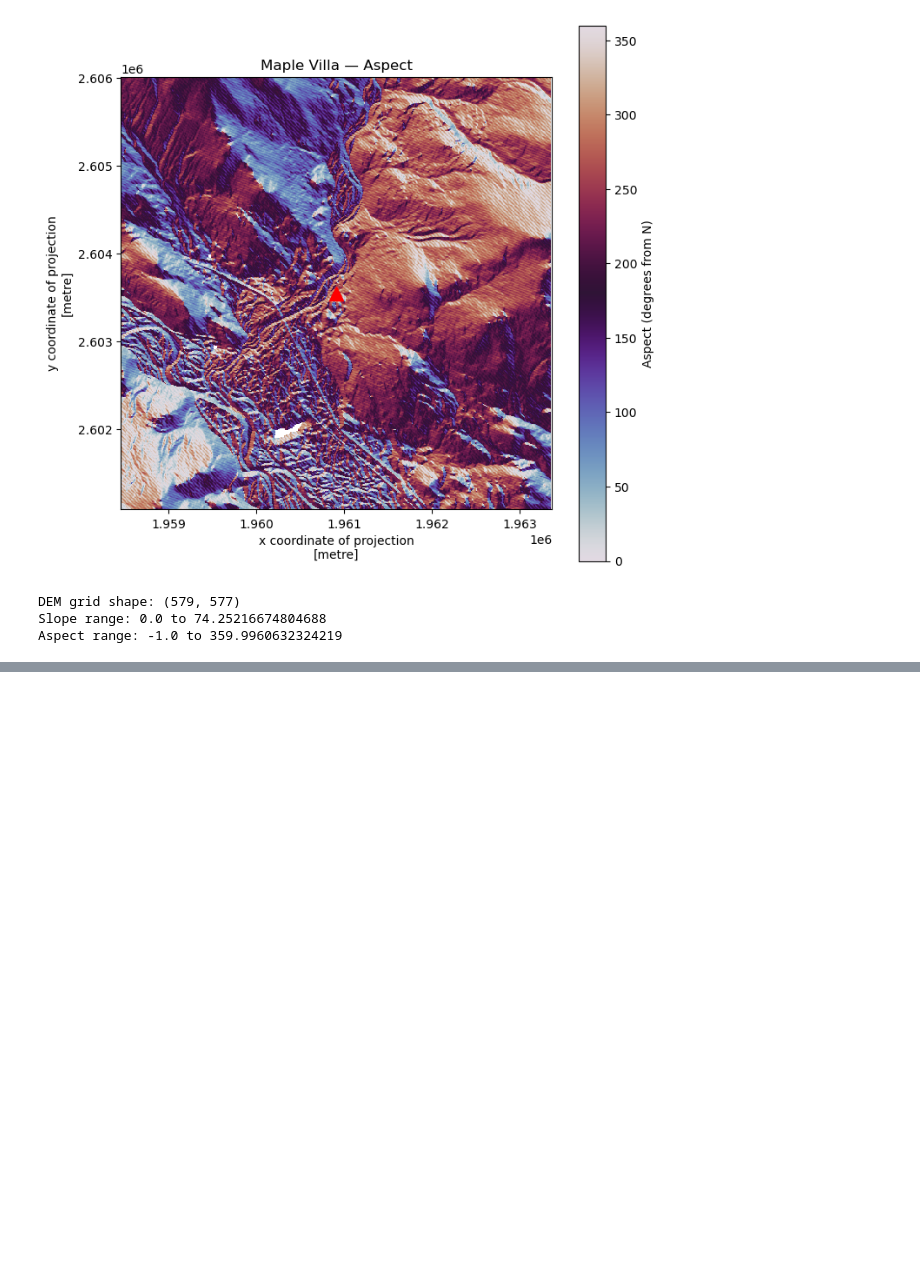
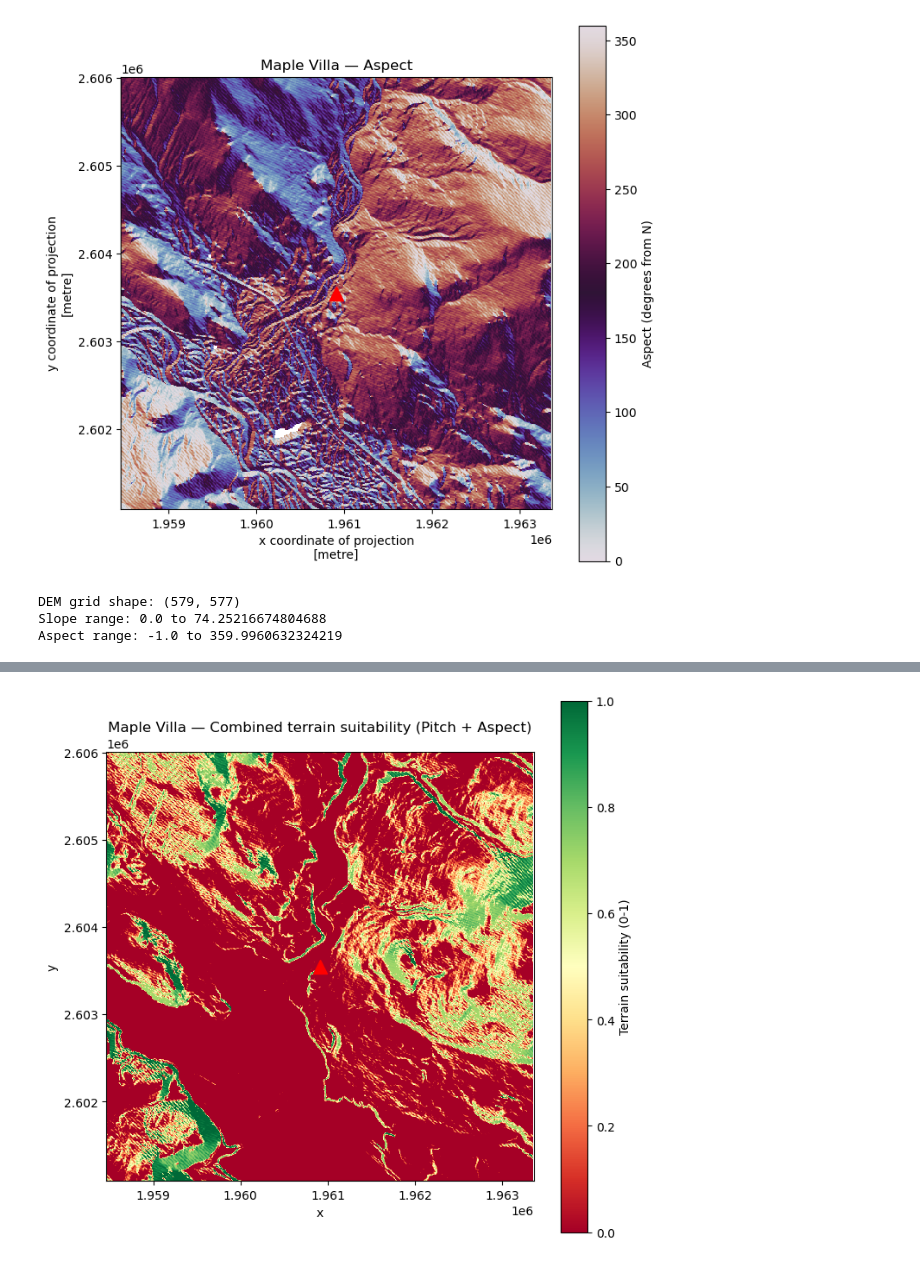
Before and after one commit to wernerns/POACH, a Jupyter notebook: notebooks/01_maple_villa_dem.ipynb, the cells around one changed output, grey strips where cells are left out. Saved outputs shown, nothing was run; the diff lists cells and outputs as text; code cells hidden in the pictures; blank space fills up the shorter version.

```diff
--- a/notebooks/01_maple_villa_dem.ipynb
+++ b/notebooks/01_maple_villa_dem.ipynb
@@ -174,0 +202,12 @@ plt.show()
+# %%
+def combine_terrain(pitch_score, aspect_score, aspect_weight=0.3):
+    """Combine Pitch and Aspect into one terrain-suitability score (0-1).
+    Pitch gates: flat ground (pitch=0) scores 0 regardless of aspect.
+    Aspect modulates, with strength set by aspect_weight:
+      0   -> aspect ignored (score = pitch)
+      1   -> full multiply (score = pitch * aspect)
+      0.3 -> aspect can pull the score down by at most 30%
+    """
+    return pitch_score * ((1 - aspect_weight) + aspect_weight * aspect_score)
+
+terrain_score = combine_terrain(pitch_score, aspect_score, aspect_weight=0.3)
@@ -174,0 +218,10 @@ plt.show()
+# %%
+fig, ax = plt.subplots(figsize=(8, 8))
+terrain_score.plot(ax=ax, cmap="RdYlGn", vmin=0, vmax=1,
+                   cbar_kwargs={"label": "Terrain suitability (0-1)"})
+ax.plot(trail_x, trail_y, marker="^", color="red", markersize=12)
+ax.set_title("Maple Villa — Combined terrain suitability (Pitch + Aspect)")
+ax.set_aspect("equal")
+plt.show()
+# %% [output]
+[figure, added]
```
Also changed, not shown: parts of 5 cells of this notebook.
